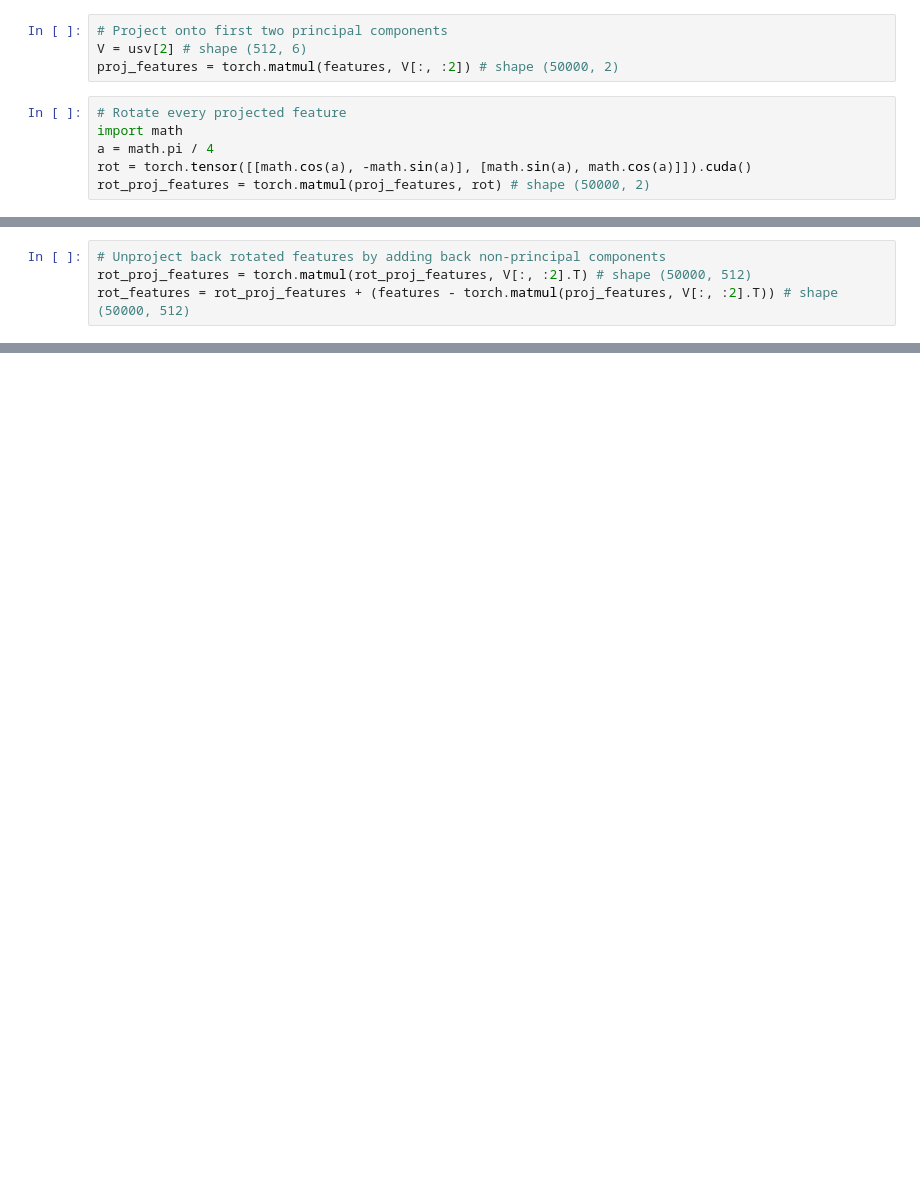
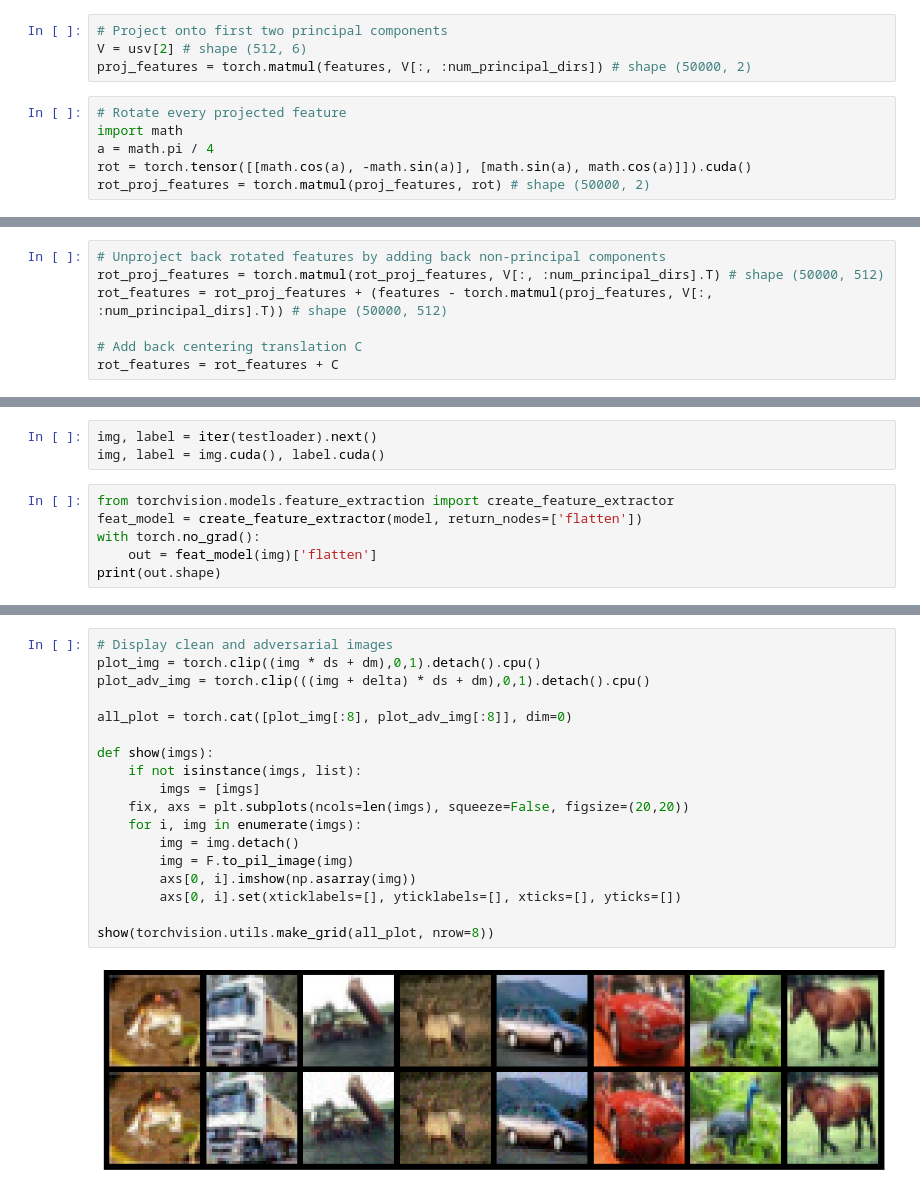
Before and after one commit to psandovalsegura/adversarial_poisons, a Jupyter notebook: Feature Space Rotation Attack.ipynb, the cells around one changed output, grey strips where cells are left out. Saved outputs shown, nothing was run; the diff lists cells and outputs as text; blank space fills up the shorter version.

```diff
--- a/Feature Space Rotation Attack.ipynb
+++ b/Feature Space Rotation Attack.ipynb
@@ -69,7 +73,7 @@ tensor([4.6434, 3.4170, 3.0933, 2.5911, 2.5174, 2.2172], device='cuda:0')
 # %%
 # Project onto first two principal components
 V = usv[2] # shape (512, 6)
-proj_features = torch.matmul(features, V[:, :2]) # shape (50000, 2)
+proj_features = torch.matmul(features, V[:, :num_principal_dirs]) # shape (50000, 2)
 # %%
 # Rotate every projected feature
 import math
@@ -88,4 +92,7 @@ tensor(0.7071, device='cuda:0')
 # %%
 # Unproject back rotated features by adding back non-principal components
-rot_proj_features = torch.matmul(rot_proj_features, V[:, :2].T) # shape (50000, 512)
-rot_features = rot_proj_features + (features - torch.matmul(proj_features, V[:, :2].T)) # shape (50000, 512)
+rot_proj_features = torch.matmul(rot_proj_features, V[:, :num_principal_dirs].T) # shape (50000, 512)
+rot_features = rot_proj_features + (features - torch.matmul(proj_features, V[:, :num_principal_dirs].T)) # shape (50000, 512)
+
+# Add back centering translation C
+rot_features = rot_features + C
@@ -100,0 +99,9 @@ tensor(0.9600, device='cuda:0')
+# %%
+img, label = iter(testloader).next()
+img, label = img.cuda(), label.cuda()
+# %%
+from torchvision.models.feature_extraction import create_feature_extractor
+feat_model = create_feature_extractor(model, return_nodes=['flatten'])
+with torch.no_grad():
+    out = feat_model(img)['flatten']
+print(out.shape)
@@ -100,0 +172,20 @@ tensor(0.9600, device='cuda:0')
+# %%
+# Display clean and adversarial images
+plot_img = torch.clip((img * ds + dm),0,1).detach().cpu()
+plot_adv_img = torch.clip(((img + delta) * ds + dm),0,1).detach().cpu()
+
+all_plot = torch.cat([plot_img[:8], plot_adv_img[:8]], dim=0)
+
+def show(imgs):
+    if not isinstance(imgs, list):
+        imgs = [imgs]
+    fix, axs = plt.subplots(ncols=len(imgs), squeeze=False, figsize=(20,20))
+    for i, img in enumerate(imgs):
+        img = img.detach()
+        img = F.to_pil_image(img)
+        axs[0, i].imshow(np.asarray(img))
+        axs[0, i].set(xticklabels=[], yticklabels=[], xticks=[], yticks=[])
+
+show(torchvision.utils.make_grid(all_plot, nrow=8))
+# %% [output]
+[figure, added]
```
Also changed, not shown: parts of 12 cells of this notebook.
